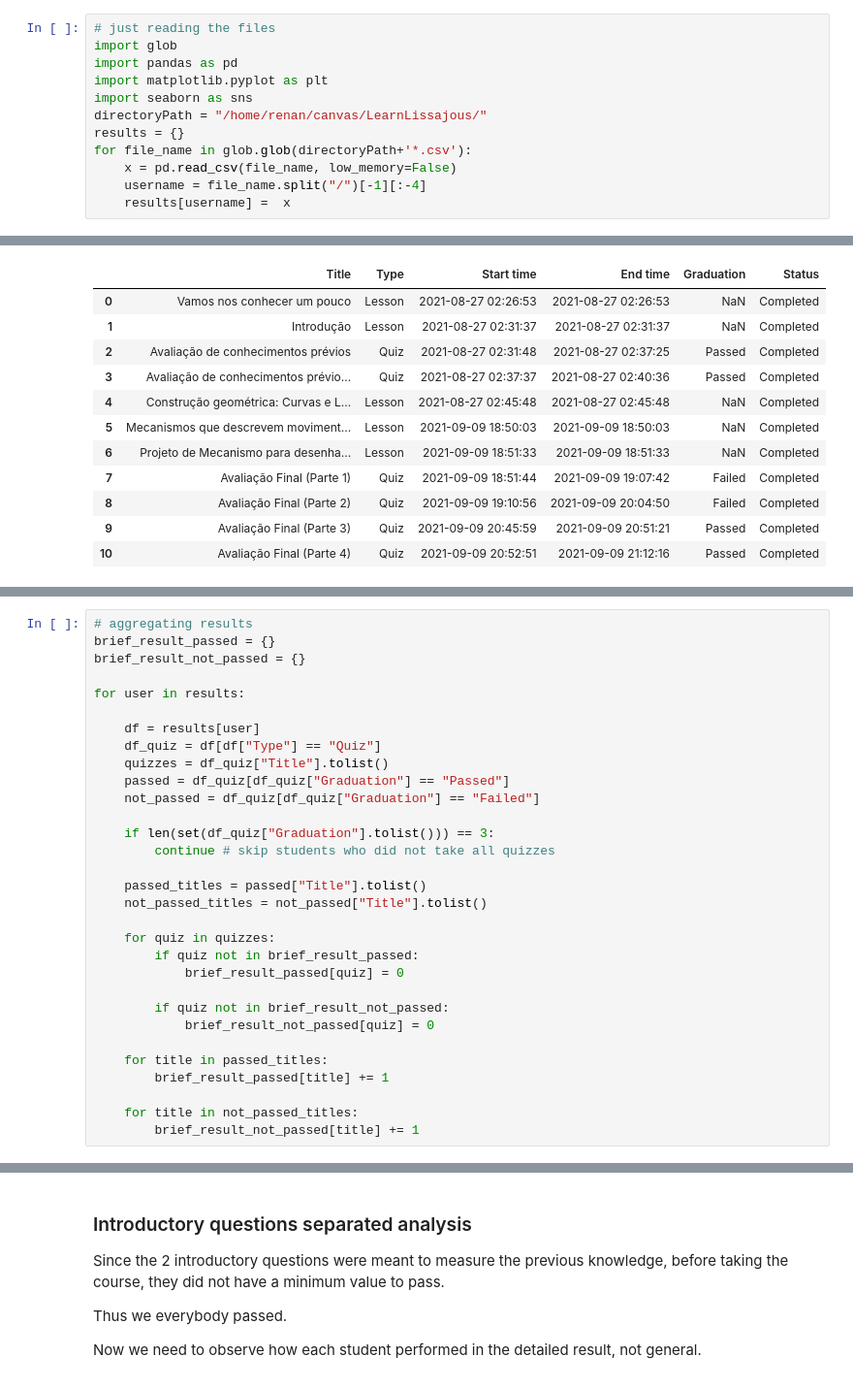
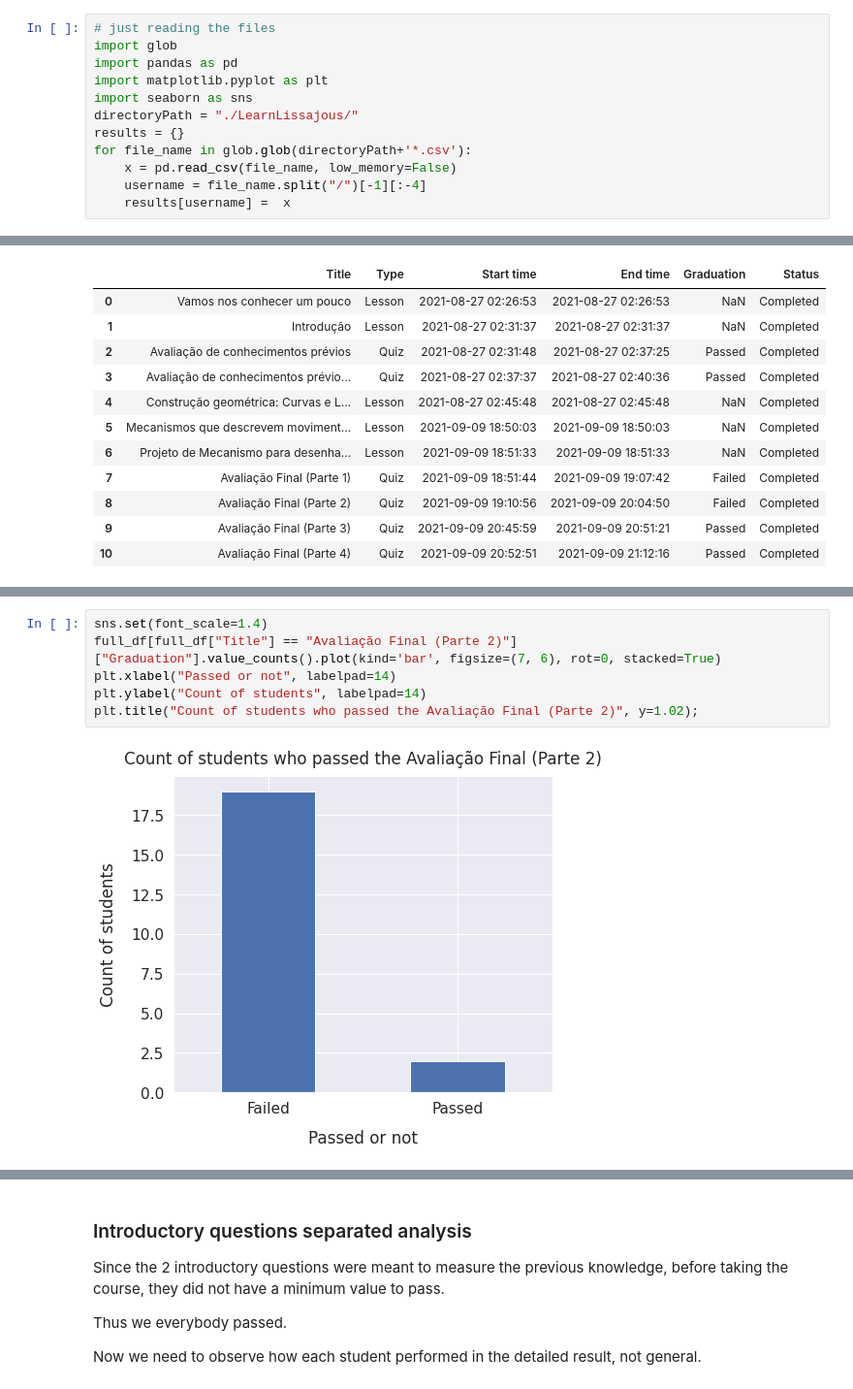
Before and after one commit to avilarenan/LearnLissajousResults, a Jupyter notebook: canvas.ipynb, the cells around one changed output, grey strips where cells are left out. Shown at 97% size. Saved outputs shown, nothing was run; the diff lists cells and outputs as text.

```diff
--- a/canvas.ipynb
+++ b/canvas.ipynb
@@ -8,7 +8,7 @@ import glob
 import pandas as pd
 import matplotlib.pyplot as plt
 import seaborn as sns
-directoryPath = "/home/renan/canvas/LearnLissajous/"
+directoryPath = "./LearnLissajous/"
 results = {}
 for file_name in glob.glob(directoryPath+'*.csv'):
     x = pd.read_csv(file_name, low_memory=False)
@@ -56,31 +53,0 @@ results["joaogrudka"]
-# %%
-# aggregating results
-brief_result_passed = {}
-brief_result_not_passed = {}
-
-for user in results:
-
-    df = results[user]
-    df_quiz = df[df["Type"] == "Quiz"]
-    quizzes = df_quiz["Title"].tolist()
-    passed = df_quiz[df_quiz["Graduation"] == "Passed"]
-    not_passed = df_quiz[df_quiz["Graduation"] == "Failed"]
-
-    if len(set(df_quiz["Graduation"].tolist())) == 3:
-        continue # skip students who did not take all quizzes
-
-    passed_titles = passed["Title"].tolist()
-    not_passed_titles = not_passed["Title"].tolist()
-
-    for quiz in quizzes:
-        if quiz not in brief_result_passed:
-            brief_result_passed[quiz] = 0
-
-        if quiz not in brief_result_not_passed:
-            brief_result_not_passed[quiz] = 0
-
-    for title in passed_titles:
-        brief_result_passed[title] += 1
-
-    for title in not_passed_titles:
-        brief_result_not_passed[title] += 1
@@ -106,0 +118,8 @@ pd.DataFrame(brief_result_passed.items(), columns=["question", "number of studen
+# %%
+sns.set(font_scale=1.4)
+full_df[full_df["Title"] == "Avaliação Final (Parte 2)"]["Graduation"].value_counts().plot(kind='bar', figsize=(7, 6), rot=0, stacked=True)
+plt.xlabel("Passed or not", labelpad=14)
+plt.ylabel("Count of students", labelpad=14)
+plt.title("Count of students who passed the Avaliação Final (Parte 2)", y=1.02);
+# %% [output]
+[figure, added]
```
Also changed, not shown: parts of 15 cells of this notebook.
